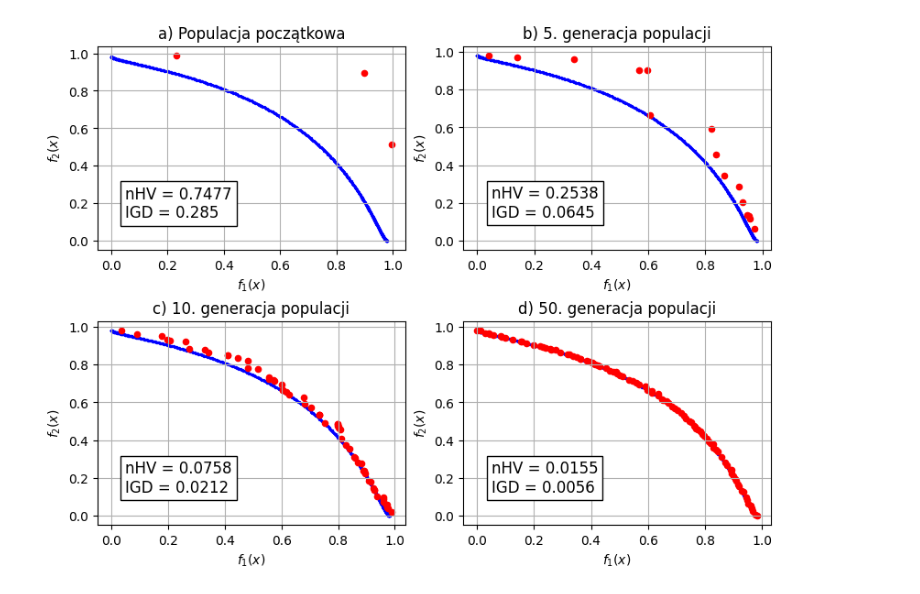
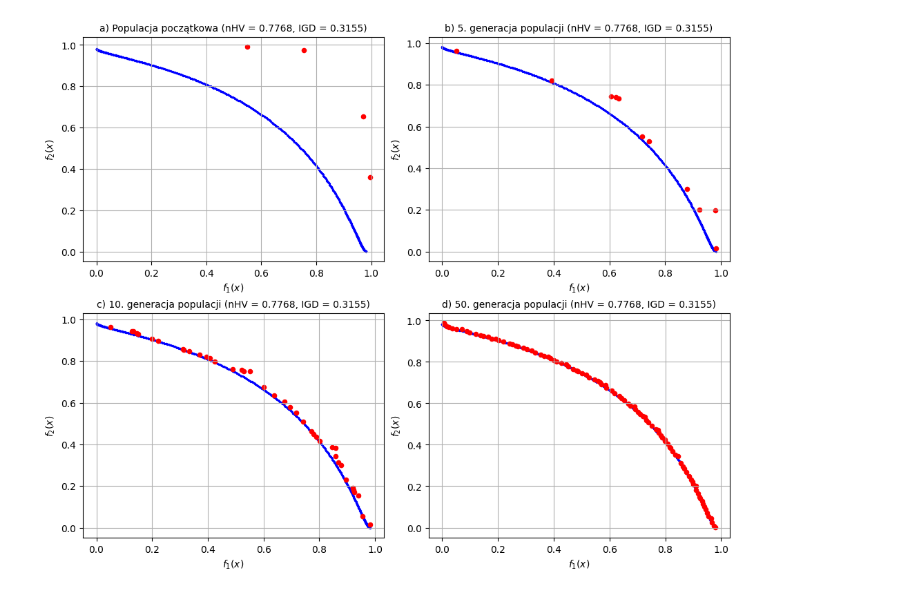
Before and after one commit to bernardopala/moea, a Jupyter notebook: fonseca_selected_generations.ipynb, the cells around one changed output. Cells and saved outputs as stored; diff of their text form; code cells hidden in the pictures.

Commit message:
Update Fonseca's selected solutions notebook.

```diff
--- a/fonseca_selected_generations.ipynb
+++ b/fonseca_selected_generations.ipynb
@@ -6,7 +6,6 @@ from jmetal.problem import Fonseca
 from jmetal.util.termination_criterion import StoppingByEvaluations
 from jmetal.util.solution import get_non_dominated_solutions, print_function_values_to_file
 from jmetal.core.quality_indicator import NormalizedHyperVolume, InvertedGenerationalDistance
-import time
 import numpy as np
 
 problem = Fonseca()
@@ -15,17 +14,16 @@ algorithm = NSGAII(
     problem=problem,
     population_size=100,
     offspring_population_size=100,
-    mutation=PolynomialMutation(probability=1.0 / problem.number_of_variables(), distribution_index=20),
-    crossover=SBXCrossover(probability=1.0, distribution_index=20),
+    mutation=PolynomialMutation(0.7, distribution_index=20),
+    crossover=SBXCrossover(0.5, distribution_index=20),
     termination_criterion=StoppingByEvaluations(max_evaluations=10000)
 )
 
-algorithm.start_computing_time = time.time()
 algorithm.solutions = algorithm.create_initial_solutions()
 algorithm.solutions = algorithm.evaluate(algorithm.solutions)
 algorithm.init_progress()
 
-ref_front = np.loadtxt("reference_fronts/Fonseca.pf")
+ref_front = np.loadtxt("resources/reference_fronts/Fonseca.pf")
 hv_ref_point = np.max(ref_front, axis=0) + 0.1
 
 i = 0
@@ -41,11 +39,9 @@ while not algorithm.stopping_condition_is_met():
 
     nhv = NormalizedHyperVolume(hv_ref_point, ref_front)
     igd = InvertedGenerationalDistance(ref_front)
-    print(f'nHV = {nhv.compute(front_values)}')
-    print(f'IGD = {igd.compute(front_values)}')
 
     if (i == 1 or i == 5 or i == 10 or i == 50):
-        print_function_values_to_file(front, f'results/FUN.NSGAII.Fonseca.{i}')
-
-algorithm.total_computing_time = time.time() - algorithm.start_computing_time
+        print(f'nHV = {nhv.compute(front_values)}')
+        print(f'IGD = {igd.compute(front_values)}')
+        print_function_values_to_file(front, f'results/selected_generations/FUN.NSGAII.Fonseca.{i}')
 # %% [output]
@@ -116,7 +99,7 @@ IGD = 0.005438378167208812
 import numpy as np
 import matplotlib.pyplot as plt
 
-ref = np.loadtxt("reference_fronts/Fonseca.pf")
+ref = np.loadtxt("resources/reference_fronts/Fonseca.pf")
 ref_x = ref[:, 0]
 ref_y = ref[:, 1]
 
@@ -124,77 +107,77 @@ hv_ref_point = np.max(ref, axis=0) + 0.1
 nhv = NormalizedHyperVolume(hv_ref_point, ref_front)
 igd = InvertedGenerationalDistance(ref_front)
 
-fun1 = np.loadtxt("results/FUN.NSGAII.Fonseca.1")
+fun1 = np.loadtxt("results/selected_generations/FUN.NSGAII.Fonseca.1")
 fun1_x = fun1[:, 0]
 fun1_y = fun1[:, 1]
 fun1_nhv = nhv.compute(fun1)
 fun1_igd = igd.compute(fun1)
 
-fun5 = np.loadtxt("results/FUN.NSGAII.Fonseca.5")
+fun5 = np.loadtxt("results/selected_generations/FUN.NSGAII.Fonseca.5")
 fun5_x = fun5[:, 0]
 fun5_y = fun5[:, 1]
 fun5_nhv = nhv.compute(fun5)
 fun5_igd = igd.compute(fun5)
 
-fun10 = np.loadtxt("results/FUN.NSGAII.Fonseca.10")
+fun10 = np.loadtxt("results/selected_generations/FUN.NSGAII.Fonseca.10")
 fun10_x = fun10[:, 0]
 fun10_y = fun10[:, 1]
 fun10_nhv = nhv.compute(fun10)
 fun10_igd = igd.compute(fun10)
 
-fun50 = np.loadtxt("results/FUN.NSGAII.Fonseca.50")
+fun50 = np.loadtxt("results/selected_generations/FUN.NSGAII.Fonseca.50")
 fun50_x = fun50[:, 0]
 fun50_y = fun50[:, 1]
 fun50_nhv = nhv.compute(fun50)
 fun50_igd = igd.compute(fun50)
 
 
-fig, axes = plt.subplots(nrows=2, ncols=2, figsize=(8, 6), constrained_layout=True)
+fig, axes = plt.subplots(nrows=2, ncols=2, figsize=(10, 8), constrained_layout=True)
 bbox_props = dict(boxstyle='square', facecolor='w', alpha=1)
 ref_s = 2
 fun_s = 20
 ndigits = 4
 legend_h = 0.05
 legend_v = 0.2
+fontsize = 10
 # fig.suptitle("Pareto front approximation (NSGAII-Fonseca)", fontsize="x-large")
 plt.subplot(221) # (rows-columns-index)
 plt.xlabel("$f_1{(x)}$")
 plt.ylabel("$f_2{(x)}$")
 plt.grid(True)
 plt.scatter(ref_x, ref_y, marker="o", facecolors='blue', s=ref_s)
 plt.scatter(fun1_x, fun1_y, marker="o", facecolors='red', s=fun_s)
-plt.title('a) Populacja początkowa')
-plt.text(legend_h, legend_v, f'nHV = {round(fun1_nhv, ndigits)}\nIGD = {round(fun1_igd, ndigits)}', ha='left', va='center', size=12, bbox=bbox_props)
+plt.title(f'a) Populacja początkowa (nHV = {round(fun1_nhv, ndigits)}, IGD = {round(fun1_igd, ndigits)})', fontsize=fontsize)
+# plt.text(legend_h, legend_v, f'nHV = {round(fun1_nhv, ndigits)}\nIGD = {round(fun1_igd, ndigits)}', ha='left', va='center', size=12, bbox=bbox_props)
 
 plt.subplot(222)
 plt.xlabel("$f_1{(x)}$")
 plt.ylabel("$f_2{(x)}$")
 plt.grid(True)
 plt.scatter(ref_x, ref_y, marker="o", facecolors='blue', s=ref_s)
 plt.scatter(fun5_x, fun5_y, marker="o", facecolors='red', s=fun_s)
-plt.title('b) 5. generacja populacji')
-plt.text(legend_h, legend_v, f'nHV = {round(fun5_nhv, ndigits)}\nIGD = {round(fun5_igd, ndigits)}', ha='left', va='center', size=12, bbox=bbox_props)
+plt.title(f'b) 5. generacja populacji (nHV = {round(fun1_nhv, ndigits)}, IGD = {round(fun1_igd, ndigits)})', fontsize=fontsize)
+# plt.text(legend_h, legend_v, f'nHV = {round(fun5_nhv, ndigits)}\nIGD = {round(fun5_igd, ndigits)}', ha='left', va='center', size=12, bbox=bbox_props)
 
 plt.subplot(223)
 plt.xlabel("$f_1{(x)}$")
 plt.ylabel("$f_2{(x)}$")
 plt.grid(True)
 plt.scatter(ref_x, ref_y, marker="o", facecolors='blue', s=ref_s)
 plt.scatter(fun10_x, fun10_y, marker="o", facecolors='red', s=fun_s)
-plt.title('c) 10. generacja populacji')
-plt.text(legend_h, legend_v, f'nHV = {round(fun10_nhv, ndigits)}\nIGD = {round(fun10_igd, ndigits)}', ha='left', va='center', size=12, bbox=bbox_props)
-
+plt.title(f'c) 10. generacja populacji (nHV = {round(fun1_nhv, ndigits)}, IGD = {round(fun1_igd, ndigits)})', fontsize=fontsize)
+# plt.text(legend_h, legend_v, f'nHV = {round(fun10_nhv, ndigits)}\nIGD = {round(fun10_igd, ndigits)}', ha='left', va='center', size=12, bbox=bbox_props)
 
 plt.subplot(224)
 plt.xlabel("$f_1{(x)}$")
 plt.ylabel("$f_2{(x)}$")
 plt.grid(True)
 plt.scatter(ref_x, ref_y, marker="o", facecolors='blue', s=ref_s)
 plt.scatter(fun50_x, fun50_y, marker="o", facecolors='red', s=fun_s)
-plt.title('d) 50. generacja populacji')
-plt.text(legend_h, legend_v, f'nHV = {round(fun50_nhv, ndigits)}\nIGD = {round(fun50_igd, ndigits)}', ha='left', va='center', size=12, bbox=bbox_props)
+plt.title(f'd) 50. generacja populacji (nHV = {round(fun1_nhv, ndigits)}, IGD = {round(fun1_igd, ndigits)})', fontsize=fontsize)
+# plt.text(legend_h, legend_v, f'nHV = {round(fun50_nhv, ndigits)}\nIGD = {round(fun50_igd, ndigits)}', ha='left', va='center', size=12, bbox=bbox_props)
 
-fig.savefig('img/nsgaII_fonseca.png')
+fig.savefig('img/Fonseca_NSGAII_selected_results.png')
 plt.show()
 # %% [output]
-[figure, old version]
+[figure, new version]
```
Also changed, not shown: parts of 1 cell of this notebook, 10 other files.
